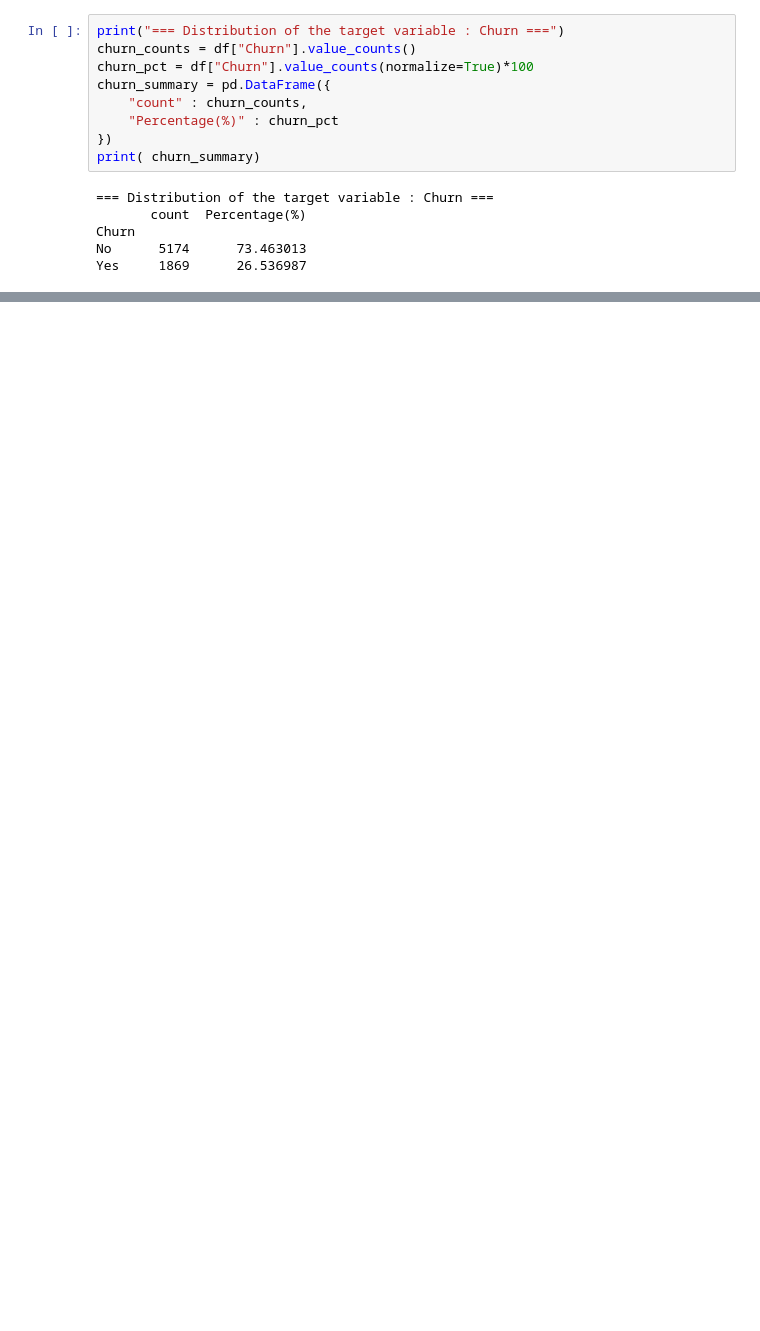
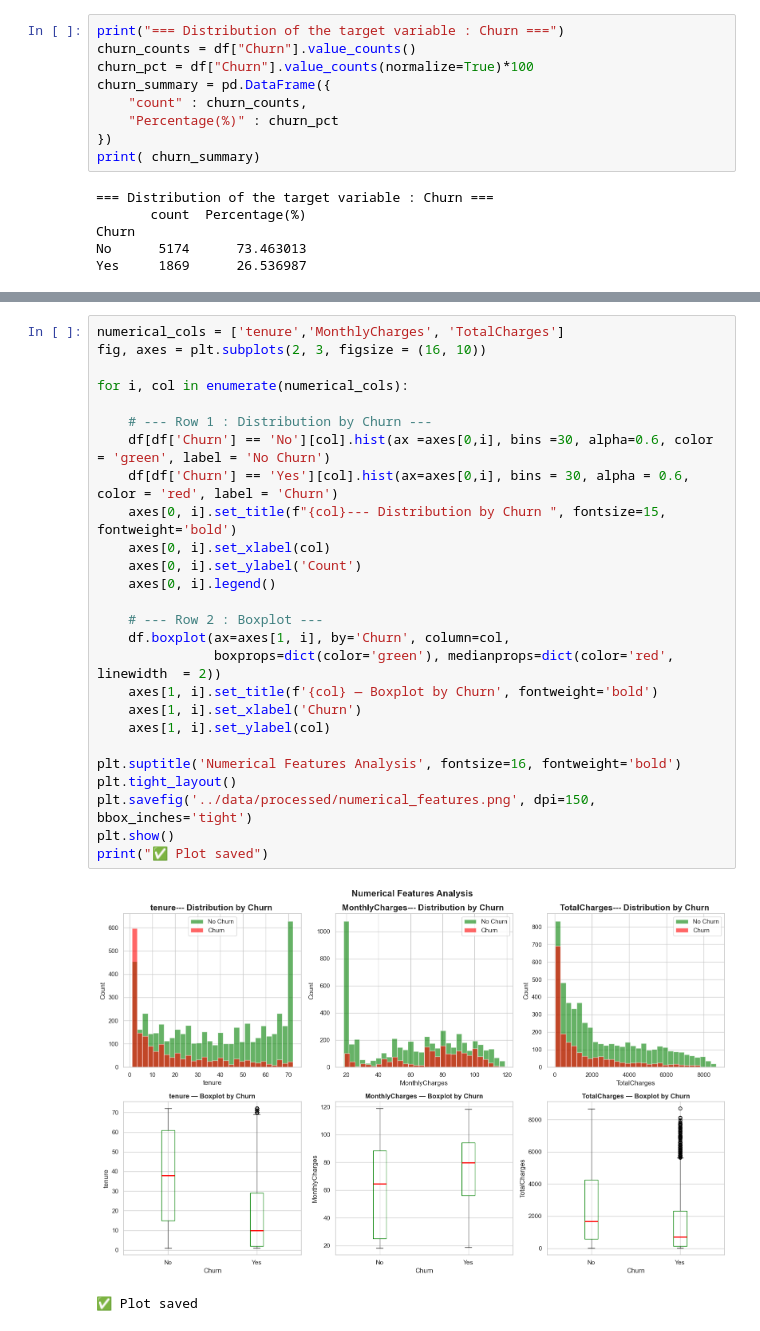
Before and after one commit to Davlamelo/churnshield, a Jupyter notebook: notebooks/01_eda.ipynb, the cells around one changed output, grey strips where cells are left out. Saved outputs shown, nothing was run; the diff lists cells and outputs as text; blank space fills up the shorter version.

```diff
--- a/notebooks/01_eda.ipynb
+++ b/notebooks/01_eda.ipynb
@@ -139,0 +215,29 @@ None
+# %%
+numerical_cols = ['tenure','MonthlyCharges', 'TotalCharges']
+fig, axes = plt.subplots(2, 3, figsize = (16, 10))
+
+for i, col in enumerate(numerical_cols):
+
+    # --- Row 1 : Distribution by Churn ---
+    df[df['Churn'] == 'No'][col].hist(ax =axes[0,i], bins =30, alpha=0.6, color = 'green', label = 'No Churn')
+    df[df['Churn'] == 'Yes'][col].hist(ax=axes[0,i], bins = 30, alpha = 0.6, color = 'red', label = 'Churn')
+    axes[0, i].set_title(f"{col}--- Distribution by Churn ", fontsize=15, fontweight='bold')
+    axes[0, i].set_xlabel(col)
+    axes[0, i].set_ylabel('Count')
+    axes[0, i].legend()
+
+    # --- Row 2 : Boxplot ---
+    df.boxplot(ax=axes[1, i], by='Churn', column=col,
+               boxprops=dict(color='green'), medianprops=dict(color='red', linewidth  = 2))
+    axes[1, i].set_title(f'{col} — Boxplot by Churn', fontweight='bold')
+    axes[1, i].set_xlabel('Churn')
+    axes[1, i].set_ylabel(col)
+
+plt.suptitle('Numerical Features Analysis', fontsize=16, fontweight='bold')
+plt.tight_layout()
+plt.savefig('../data/processed/numerical_features.png', dpi=150, bbox_inches='tight')
+plt.show()
+print("✅ Plot saved")
+# %% [output]
+[figure, added]
+✅ Plot saved
```
Also changed, not shown: parts of 8 cells of this notebook.
